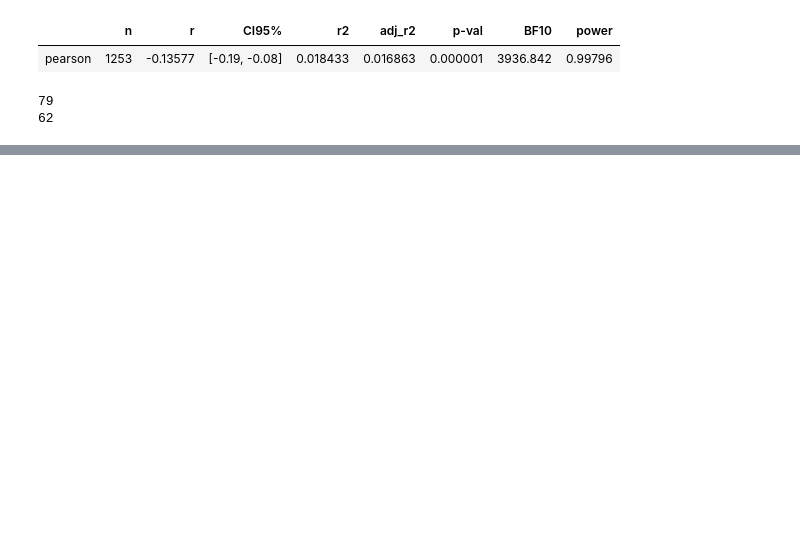
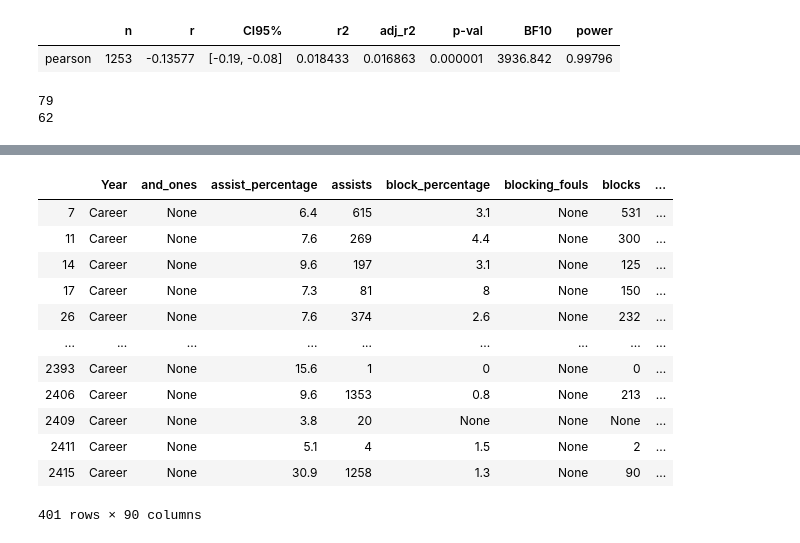
Before and after one commit to aseem645/SIADS591_Project, a Jupyter notebook: NBA_API_Notebook.ipynb, the cells around one changed output, grey strips where cells are left out. Saved outputs shown, nothing was run; the diff lists cells and outputs as text; code cells hidden in the pictures; blank space fills up the shorter version.

```diff
--- a/NBA_API_Notebook.ipynb
+++ b/NBA_API_Notebook.ipynb
@@ -581,0 +612,50 @@ ncaa_nba
+# %%
+#Now let's reformat the PLAYER_NAME column in the ncaa dataframe to match the player_id column in the nba dataframe
+def reformat_PLAYERNAME_ncaa(player_lst):
+    new_list = []
+    LASTNAME = re.compile(r"(?<= )([a-z]+)")
+    FIRSTNAME = re.compile(r"([^\s]+)")
+    FIRSTFIVE = re.compile(r"([a-z]{0,5})")
+    FIRSTFOUR = re.compile(r"([a-z]{0,4})")
+    FIRSTTHREE = re.compile(r"([a-z]{0,3})")
+    FIRSTTWO = re.compile(r"([a-z]{0,2})")
+    for player in player_lst:
+        if len(re.search(LASTNAME,player.lower()).group(0))>=5:
+            player = re.search(FIRSTFIVE,re.search(LASTNAME,player.lower()).group(0)).group(0) + re.search(FIRSTTWO,re.search(FIRSTNAME,player.lower()).group(0)).group(0) + '01'
+            new_list.append(player)
+        elif len(re.search(LASTNAME,player.lower()).group(0))==4:
+            player = re.search(FIRSTFOUR,re.search(LASTNAME,player.lower()).group(0)).group(0) + re.search(FIRSTTWO,re.search(FIRSTNAME,player.lower()).group(0)).group(0) + '01'
+            new_list.append(player)
+        elif len(re.search(LASTNAME,player.lower()).group(0))==3:
+            player = re.search(FIRSTTHREE,re.search(LASTNAME,player.lower()).group(0)).group(0) + re.search(FIRSTTWO,re.search(FIRSTNAME,player.lower()).group(0)).group(0) + '01'
+            new_list.append(player)
+        else:
+             player = re.search(FIRSTTWO,re.search(LASTNAME,player.lower()).group(0)).group(0) + re.search(FIRSTTWO,re.search(FIRSTNAME,player.lower()).group(0)).group(0) + '01'
+             new_list.append(player)
+    return new_list
+
+
+ncaa_dataframe_final = ncaa_dataframe_final.rename(columns={"PLAYER_NAME": "PLAYER_NAME_OLD"})
+playernamelist = ncaa_dataframe_final['PLAYER_NAME_OLD'].to_list()
+playernamelist = reformat_PLAYERNAME_ncaa(playernamelist)
+ncaa_dataframe_final['PLAYER_NAME_NEW'] = playernamelist
+ncaa_dataframe_final = ncaa_dataframe_final.drop(columns=['PLAYER_NAME_OLD'])
+ncaa_dataframe_final = ncaa_dataframe_final.rename(columns={"PLAYER_NAME_NEW": "PLAYER_NAME"})
+
+
+# #Now let's rename the player id column in the nba dataframe to PLAYER_NAME, just for consistency
+nba_dataframe_final = nba_dataframe_final.rename(columns={"player_id": "PLAYER_NAME"})
+# %% [output]
+|  | Year | and_ones | assist_percentage | assists | block_percentage | blocking_fouls | blocks | ... |
+| 7 | Career | None | 6.4 | 615 | 3.1 | None | 531 | ... |
+| 11 | Career | None | 7.6 | 269 | 4.4 | None | 300 | ... |
+| 14 | Career | None | 9.6 | 197 | 3.1 | None | 125 | ... |
+| 17 | Career | None | 7.3 | 81 | 8 | None | 150 | ... |
+| 26 | Career | None | 7.6 | 374 | 2.6 | None | 232 | ... |
+| ... | ... | ... | ... | ... | ... | ... | ... | ... |
+| 2393 | Career | None | 15.6 | 1 | 0 | None | 0 | ... |
+| 2406 | Career | None | 9.6 | 1353 | 0.8 | None | 213 | ... |
+| 2409 | Career | None | 3.8 | 20 | None | None | None | ... |
+| 2411 | Career | None | 5.1 | 4 | 1.5 | None | 2 | ... |
+| 2415 | Career | None | 30.9 | 1258 | 1.3 | None | 90 | ... |
+401 rows × 90 columns
```
Also changed, not shown: parts of 45 cells of this notebook, 4 other files.
